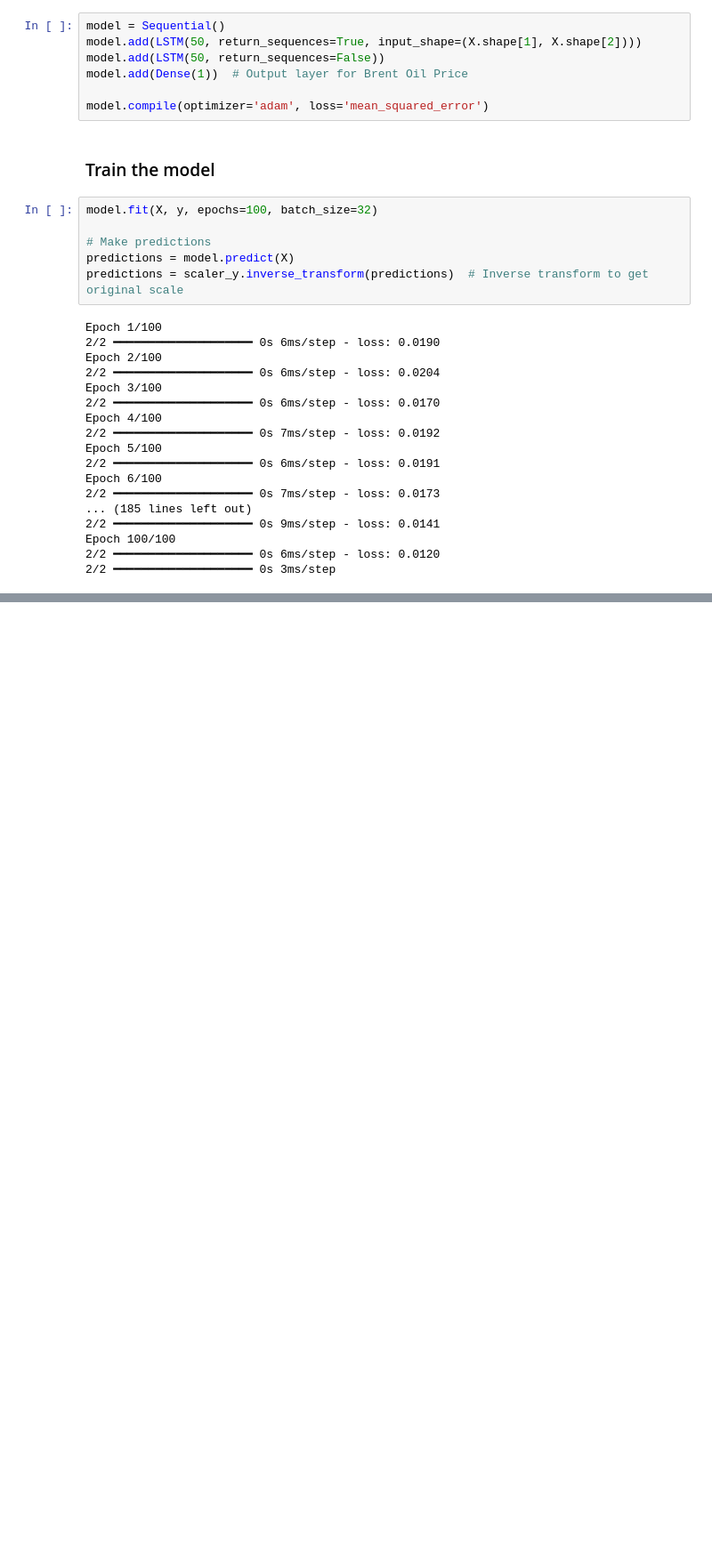
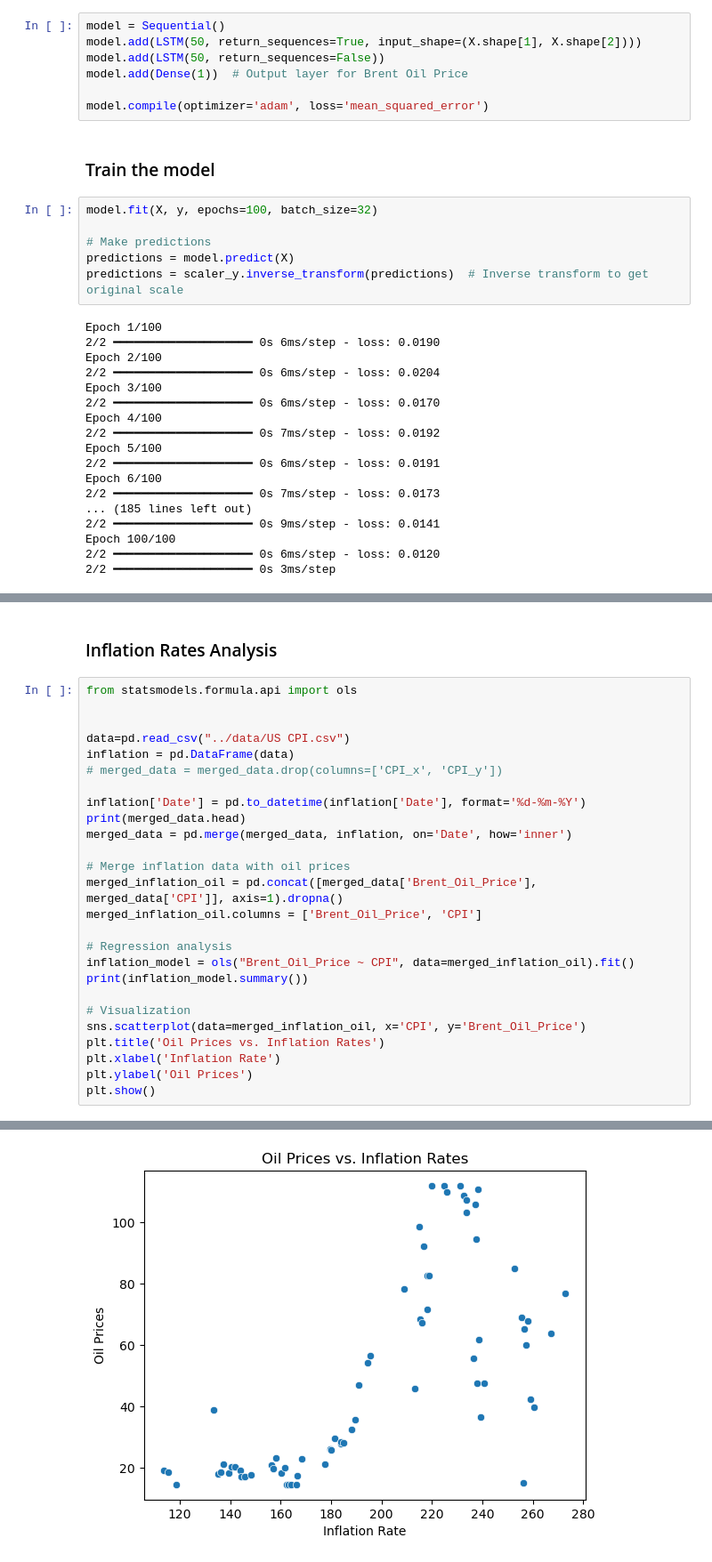
Before and after one commit to KingBetse/kifiya-AIM-W10, a Jupyter notebook: notebooks/brent_oil.ipynb, the cells around one changed output, grey strips where cells are left out. Shown at 89% size. Saved outputs shown, nothing was run; the diff lists cells and outputs as text; blank space fills up the shorter version.

```diff
--- a/notebooks/brent_oil.ipynb
+++ b/notebooks/brent_oil.ipynb
@@ -345,0 +369,29 @@ Epoch 100/100
+# %% [markdown]
+### Inflation Rates Analysis
+# %%
+from statsmodels.formula.api import ols
+
+
+data=pd.read_csv("../data/US CPI.csv")
+inflation = pd.DataFrame(data)
+# merged_data = merged_data.drop(columns=['CPI_x', 'CPI_y'])
+
+inflation['Date'] = pd.to_datetime(inflation['Date'], format='%d-%m-%Y')
+print(merged_data.head)
+merged_data = pd.merge(merged_data, inflation, on='Date', how='inner')
+
+# Merge inflation data with oil prices
+merged_inflation_oil = pd.concat([merged_data['Brent_Oil_Price'], merged_data['CPI']], axis=1).dropna()
+merged_inflation_oil.columns = ['Brent_Oil_Price', 'CPI']
+
+# Regression analysis
+inflation_model = ols("Brent_Oil_Price ~ CPI", data=merged_inflation_oil).fit()
+print(inflation_model.summary())
+
+# Visualization
+sns.scatterplot(data=merged_inflation_oil, x='CPI', y='Brent_Oil_Price')
+plt.title('Oil Prices vs. Inflation Rates')
+plt.xlabel('Inflation Rate')
+plt.ylabel('Oil Prices')
+plt.show()
+# %% [output]
@@ -345,0 +415 @@ Epoch 100/100
+[figure, added]
```
Also changed, not shown: parts of 5 cells of this notebook.
